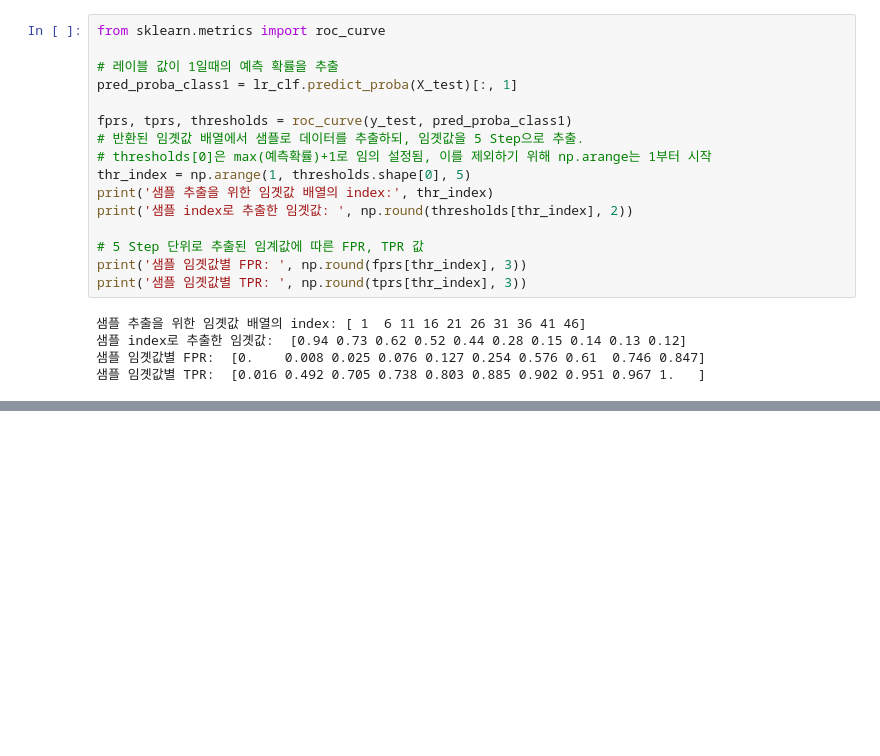
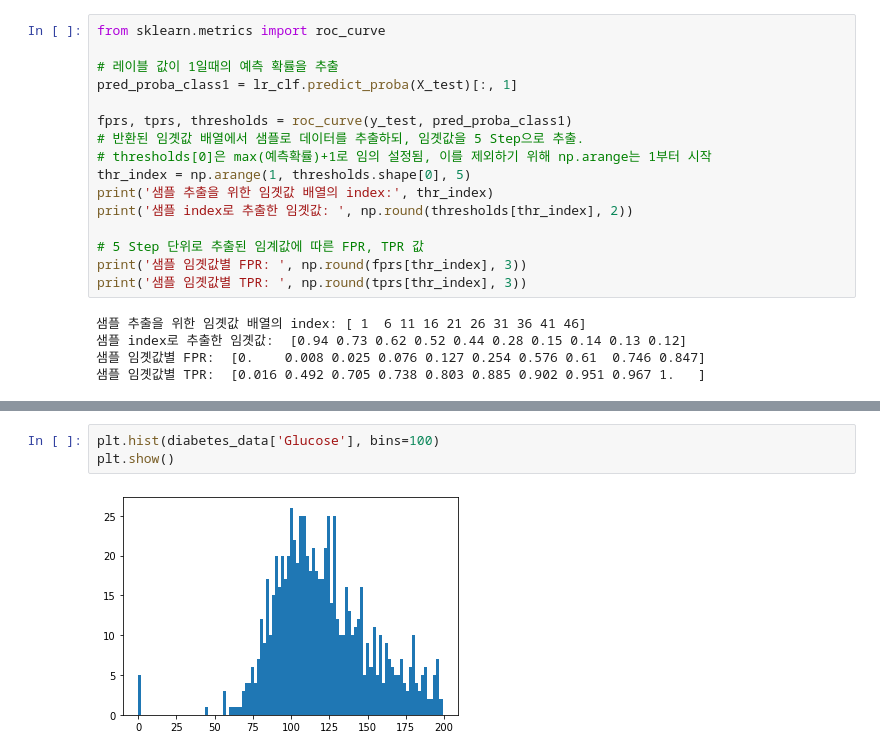
Before and after one commit to RJ-Stony/A-Complete-Guide-to-ML, a Jupyter notebook: 03)Evaluation.ipynb, the cells around one changed output, grey strips where cells are left out. Saved outputs shown, nothing was run; the diff lists cells and outputs as text; blank space fills up the shorter version.

```diff
--- a/03)Evaluation.ipynb
+++ b/03)Evaluation.ipynb
@@ -412,0 +563,5 @@ def roc_curve_plot(y_test, pred_proba_c1):
+# %%
+plt.hist(diabetes_data['Glucose'], bins=100)
+plt.show()
+# %% [output]
+[figure, added]
```
Also changed, not shown: parts of 16 cells of this notebook.
